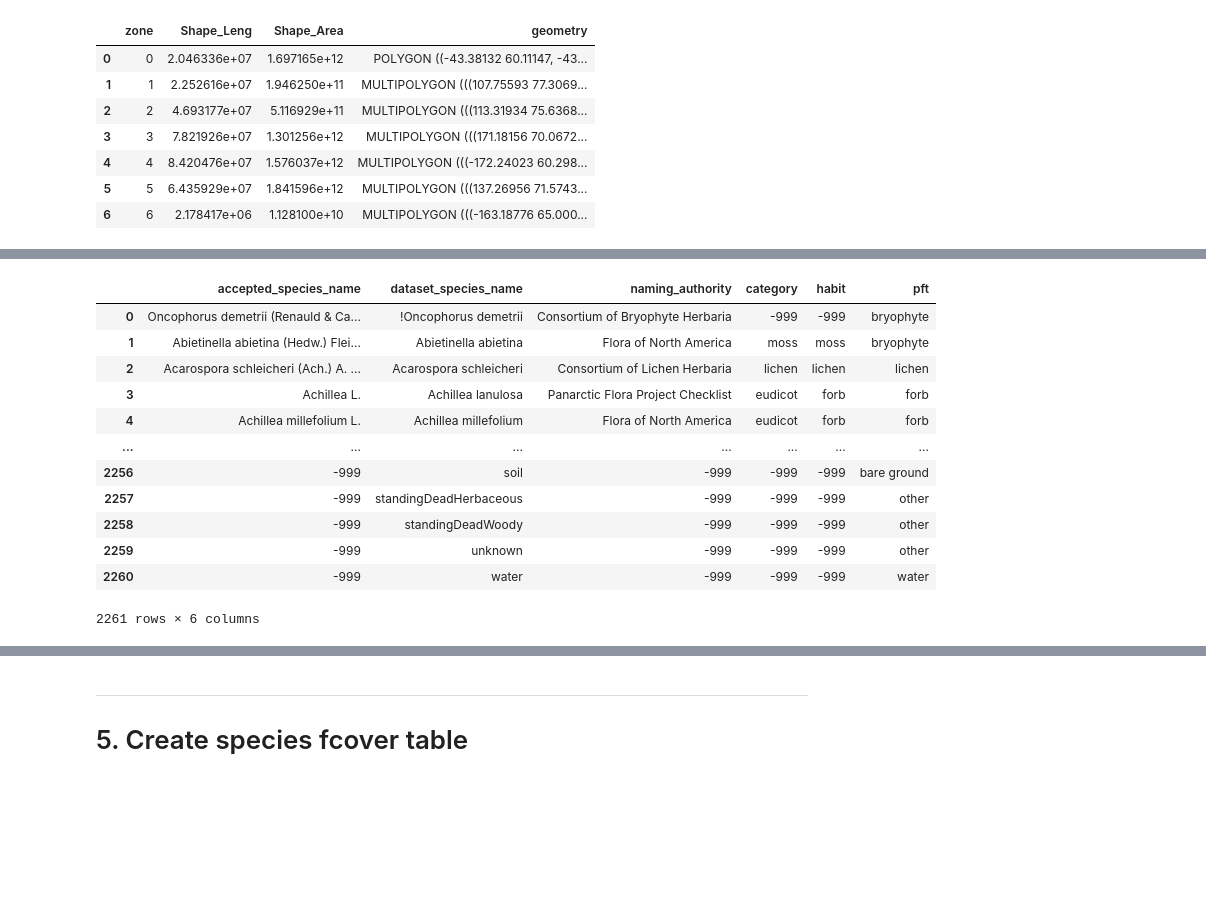
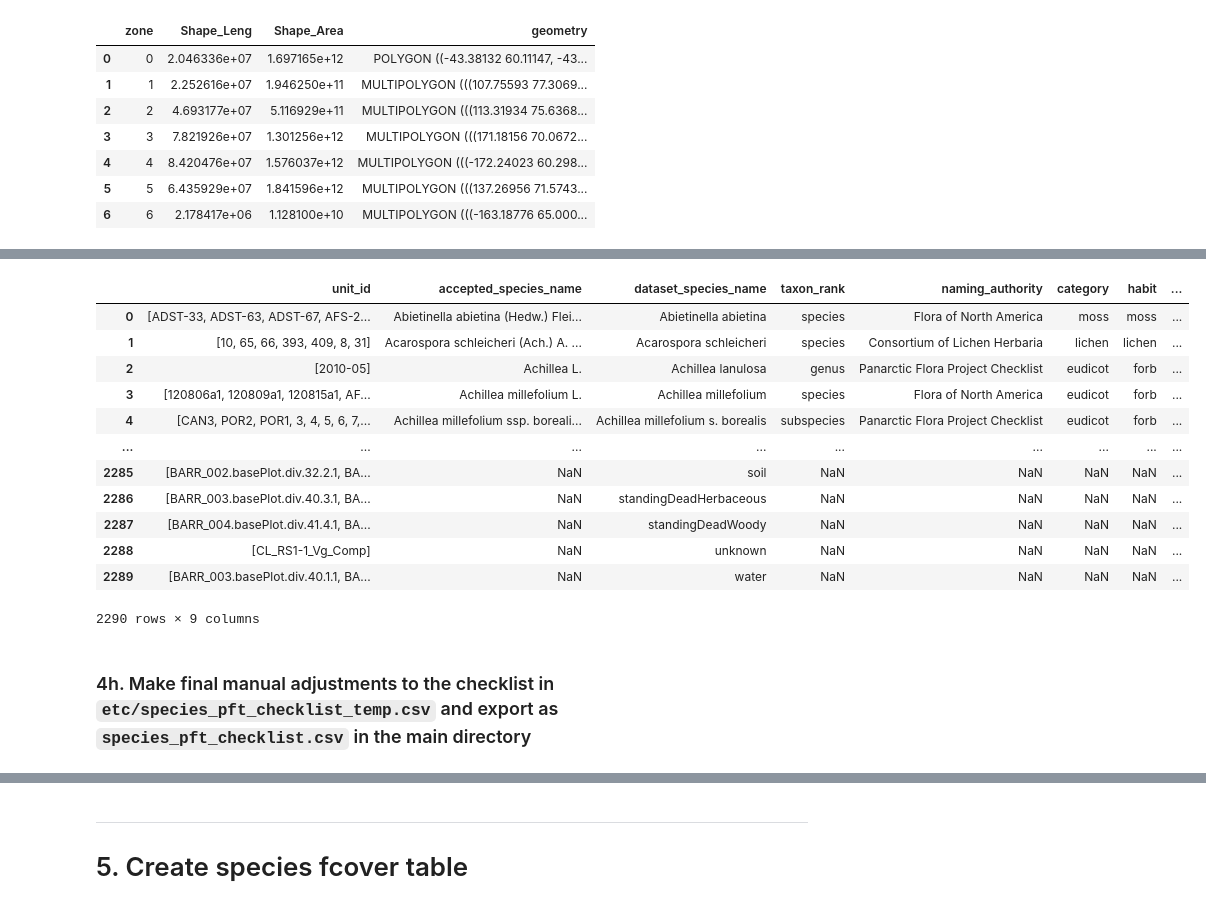
Before and after one commit to climatemodeling/alaska_pft_fcover_harmonization, a Jupyter notebook: harmonization.ipynb, the cells around one changed output, grey strips where cells are left out. Cells and saved outputs as stored; diff of their text form; code cells hidden in the pictures; blank space fills up the shorter version.

```diff
--- a/harmonization.ipynb
+++ b/harmonization.ipynb
@@ -294,6 +328,7 @@ species_fcover = species_fcover.reset_index()
 species_fcover = species_fcover.rename(columns={'plotName':'unit_id',
                                                 'datasetSpeciesName':'dataset_species_name',
                                                 'standardHabit':'pft',
+                                                'nonstandardHabit':'nonstandard_pft',
                                                 'percentCover':'fcover'})
 print(len(species_fcover['dataset_species_name'].unique()))
 species_fcover.head(3)
@@ -308,5 +476,5 @@ species_fcover.head(3)
 # %%
 # load species name dataframe with corresponding accepted names
-standard_species = pd.read_csv('species_standardization_mapping.csv')
+standard_species = pd.read_csv('etc/species_standardization_mapping.csv')
 standard_species
 # %% [output]
@@ -340,10 +575,10 @@ standard_species.head(3)
 # %%
-standard_species_fcover = pd.merge(left=species_fcover, right=standard_species,
-                                      left_on='dataset_species_name', right_on='dataset_species_name',
-                                      how='left')
-species_pft_checklist = standard_species_fcover.drop(columns=['unit_id', 'fcover'])
-species_pft_checklist = species_pft_checklist.drop_duplicates('dataset_species_name')
-species_pft_checklist = species_pft_checklist.reset_index(drop=True)
-species_pft_checklist = species_pft_checklist[['accepted_species_name', 'dataset_species_name', 'naming_authority', 'pft']]
-species_pft_checklist = species_pft_checklist.sort_values(['accepted_species_name'])
-species_pft_checklist.head(3)
+# standard_species_fcover = pd.merge(left=species_fcover, right=standard_species,
+#                                       left_on='dataset_species_name', right_on='dataset_species_name',
+#                                       how='left')
+# species_pft_checklist = standard_species_fcover.drop(columns=['fcover'])
+# species_pft_checklist = species_pft_checklist.drop_duplicates('dataset_species_name')
+# species_pft_checklist = species_pft_checklist.reset_index(drop=True)
+# species_pft_checklist = species_pft_checklist[['unit_id', 'accepted_species_name', 'dataset_species_name', 'naming_authority', 'pft', 'nonstandard_pft']]
+# species_pft_checklist = species_pft_checklist.sort_values(['accepted_species_name'])
+# species_pft_checklist
@@ -359,21 +589,26 @@ og_checklist = pd.read_csv('etc/akveg_species_checklist.csv')
 
 # Perform the merge
 merged_df = pd.merge(left=species_pft_checklist,
-                     right=og_checklist[['Accepted Name', 'Category', 'Habit']],
+                     right=og_checklist[['Accepted Name', 'Category', 'Habit', 'Level']],
                      left_on='accepted_species_name',
                      right_on='Accepted Name',
                      how='outer')
 
 # Group by accepted_species_name and keep the additional columns
-aggregated_df = merged_df.groupby('dataset_species_name').agg({
+aggregated_df = merged_df.groupby(['dataset_species_name']).agg({
+    'unit_id': 'first',
     'Category': lambda x: set(x.dropna()),  # Remove NaN values and aggregate to sets
     'Habit': lambda x: set(x.dropna()),
+    'Level': 'first',
     'accepted_species_name': 'first',        # Keep the first occurrence
-    'naming_authority': 'first',            # Keep the first occurrence
-    'pft': 'first'                          # Keep the first occurrence
+    'naming_authority': 'first',             # Keep the first occurrence
+    'pft': 'first',                          # Keep the first occurrence
+    'nonstandard_pft': 'first',
 }).reset_index()
 
 # View the final dataframe
-aggregated_df = aggregated_df.rename(columns={'Category':'category', 'Habit':'habit'})
+aggregated_df = aggregated_df.rename(columns={'Category':'category',
+                                              'Habit':'habit',
+                                              'Level':'taxon_rank'})
 aggregated_df
 # %% [output]
@@ -423,24 +658,27 @@ aggregated_df
 # %%
 # export
-aggregated_df = aggregated_df.replace({None: -999, '':-999, np.nan:-999})
-aggregated_df = aggregated_df[['accepted_species_name',
+aggregated_df = aggregated_df.replace({None: np.nan, '':np.nan, -999: np.nan, '-999':np.nan})
+aggregated_df = aggregated_df[['unit_id',
+                               'accepted_species_name',
                                'dataset_species_name',
+                               'taxon_rank',
                                'naming_authority',
                                'category',
                                'habit',
-                               'pft']]
+                               'pft',
+                               'nonstandard_pft']]
 aggregated_df
 # %% [output]
-|  | accepted_species_name | dataset_species_name | naming_authority | category | habit | pft |
-| 0 | Oncophorus demetrii (Renauld & Ca... | !Oncophorus demetrii | Consortium of Bryophyte Herbaria | -999 | -999 | bryophyte |
-| 1 | Abietinella abietina (Hedw.) Flei... | Abietinella abietina | Flora of North America | moss | moss | bryophyte |
-| 2 | Acarospora schleicheri (Ach.) A. ... | Acarospora schleicheri | Consortium of Lichen Herbaria | lichen | lichen | lichen |
-| 3 | Achillea L. | Achillea lanulosa | Panarctic Flora Project Checklist | eudicot | forb | forb |
-| 4 | Achillea millefolium L. | Achillea millefolium | Flora of North America | eudicot | forb | forb |
-| ... | ... | ... | ... | ... | ... | ... |
-| 2256 | -999 | soil | -999 | -999 | -999 | bare ground |
-| 2257 | -999 | standingDeadHerbaceous | -999 | -999 | -999 | other |
-| 2258 | -999 | standingDeadWoody | -999 | -999 | -999 | other |
-| 2259 | -999 | unknown | -999 | -999 | -999 | other |
-| 2260 | -999 | water | -999 | -999 | -999 | water |
+|  | unit_id | accepted_species_name | dataset_species_name | taxon_rank | naming_authority | category | habit | ... |
+| 0 | [ADST-33, ADST-63, ADST-67, AFS-2... | Abietinella abietina (Hedw.) Flei... | Abietinella abietina | species | Flora of North America | moss | moss | ... |
+| 1 | [10, 65, 66, 393, 409, 8, 31] | Acarospora schleicheri (Ach.) A. ... | Acarospora schleicheri | species | Consortium of Lichen Herbaria | lichen | lichen | ... |
+| 2 | [2010-05] | Achillea L. | Achillea lanulosa | genus | Panarctic Flora Project Checklist | eudicot | forb | ... |
+| 3 | [120806a1, 120809a1, 120815a1, AF... | Achillea millefolium L. | Achillea millefolium | species | Flora of North America | eudicot | forb | ... |
+| 4 | [CAN3, POR2, POR1, 3, 4, 5, 6, 7,... | Achillea millefolium ssp. boreali... | Achillea millefolium s. borealis | subspecies | Panarctic Flora Project Checklist | eudicot | forb | ... |
+| ... | ... | ... | ... | ... | ... | ... | ... | ... |
+| 2285 | [BARR_002.basePlot.div.32.2.1, BA... | NaN | soil | NaN | NaN | NaN | NaN | ... |
+| 2286 | [BARR_003.basePlot.div.40.3.1, BA... | NaN | standingDeadHerbaceous | NaN | NaN | NaN | NaN | ... |
+| 2287 | [BARR_004.basePlot.div.41.4.1, BA... | NaN | standingDeadWoody | NaN | NaN | NaN | NaN | ... |
+| 2288 | [CL_RS1-1_Vg_Comp] | NaN | unknown | NaN | NaN | NaN | NaN | ... |
+| 2289 | [BARR_003.basePlot.div.40.1.1, BA... | NaN | water | NaN | NaN | NaN | NaN | ... |
-2261 rows × 6 columns
+2290 rows × 9 columns
@@ -448,0 +685,2 @@ aggregated_df.to_csv('species_pft_checklist.csv', index=False)
+# %% [markdown]
+### 4h. Make final manual adjustments to the checklist in `etc/species_pft_checklist_temp.csv` and export as `species_pft_checklist.csv` in the main directory
```
Also changed, not shown: parts of 58 cells of this notebook, 6 other files.
